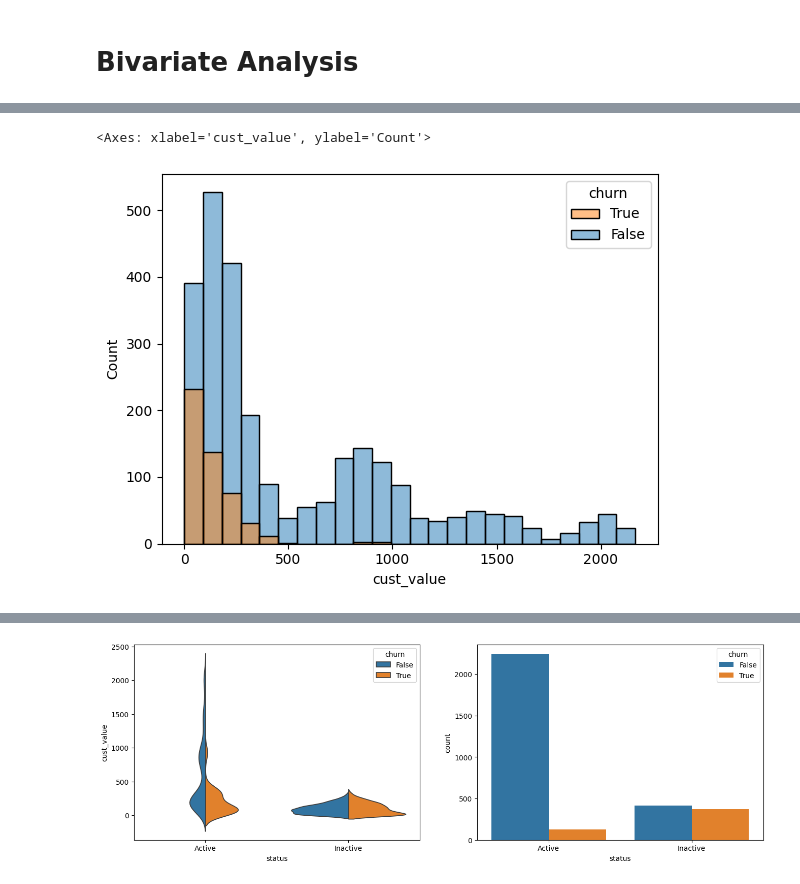
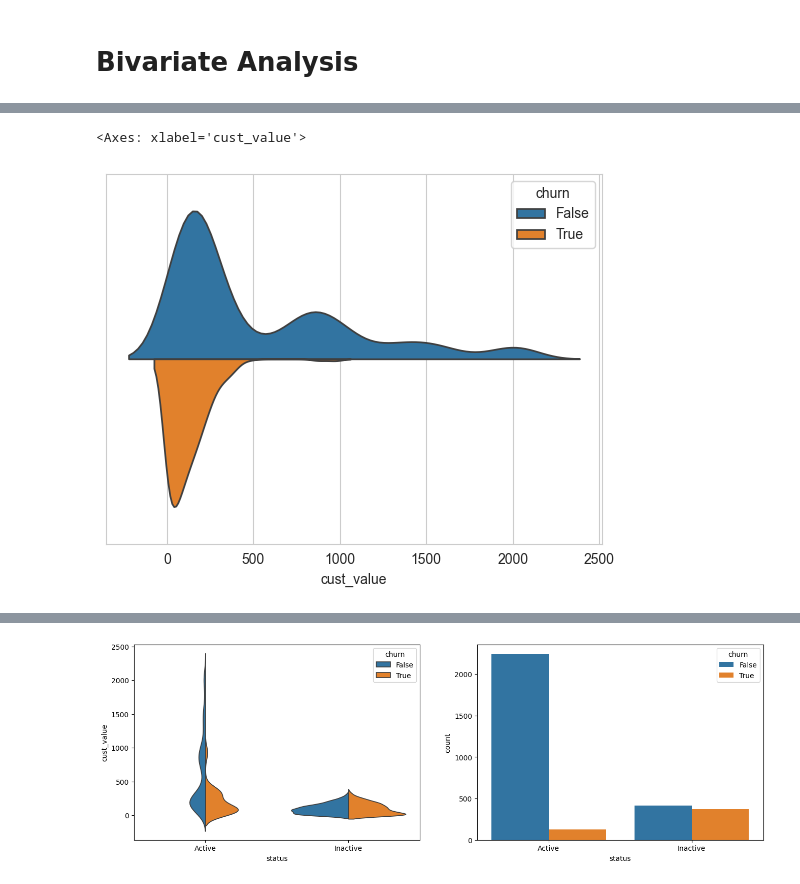
Before and after one commit to mlcuadra1/Churn-Risk-EDA, a Jupyter notebook: notebooks/Script 2 - EDA.ipynb, the cells around one changed output, grey strips where cells are left out. Cells and saved outputs as stored; diff of their text form; code cells hidden in the pictures.

```diff
--- a/notebooks/Script 2 - EDA.ipynb
+++ b/notebooks/Script 2 - EDA.ipynb
@@ -79,6 +79,8 @@ df.describe()
 | max | 36.000000 | 47.000000 | 10.000000 | 17090.000000 | 255.000000 | 522.000000 | 97.000000 | ... |
 # %% [markdown]
 # Univariate analysis
+# %%
+sns.set_style("whitegrid")
 # %%
 def draw_mean_median(dataframe, axes, i):
     """
@@ -172,8 +227,9 @@ Name: churn, dtype: float64
 # %%
-sns.histplot(data=df, x='cust_value', hue='churn', hue_order=[True, False], palette={True: '#ff7f0e', False: '#1f77b4'})
+
+sns.violinplot(data=df, x='cust_value', hue='churn', split = True, inner=None)
 # %% [output]
-<Axes: xlabel='cust_value', ylabel='Count'>
+<Axes: xlabel='cust_value'>
-[figure, old version]
+[figure, new version]
 # %%
 # Show vs cust value and vs churn
 
```
Also changed, not shown: parts of 22 cells of this notebook.
